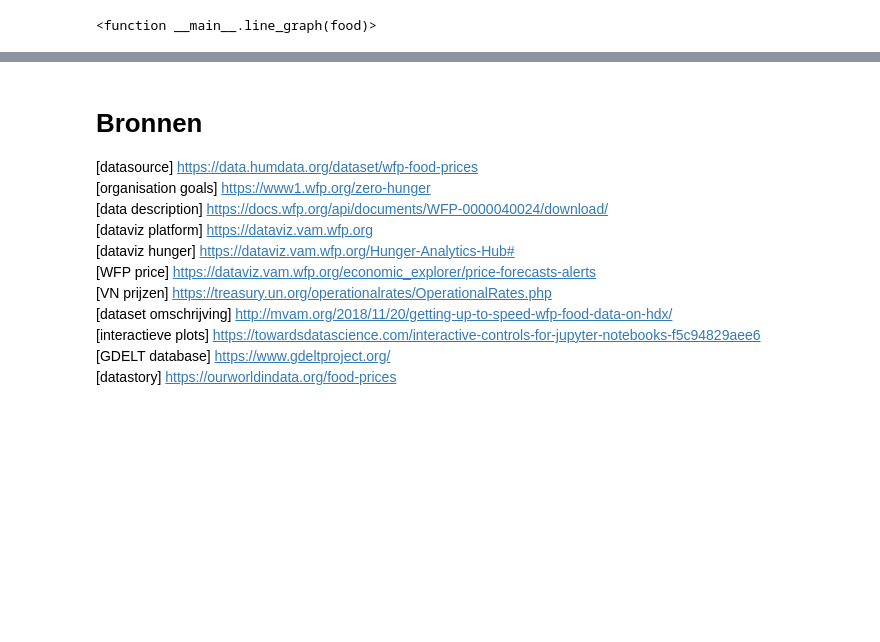
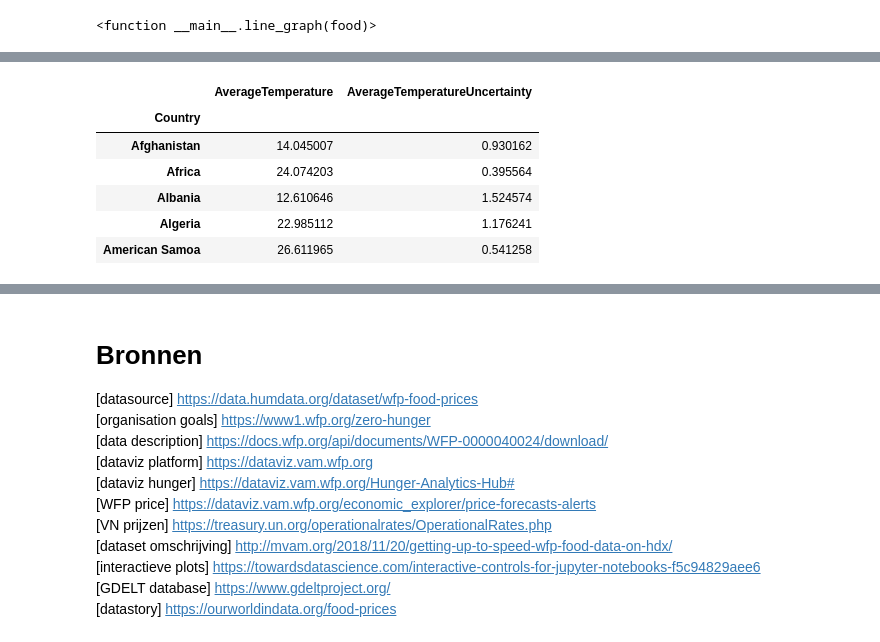
Before and after one commit to Zaturrby/infoviz-voedsel, a Jupyter notebook: foodprices.ipynb, the cells around one changed output, grey strips where cells are left out. Drawn from its saved outputs; the diff is of its cells as text; code cells hidden in the pictures; blank space fills up the shorter version.

```diff
--- a/foodprices.ipynb
+++ b/foodprices.ipynb
@@ -266,0 +268,11 @@ Conclusie: Volgens mij is er een betere manier om de data te normaliseren.
+# %%
+climate_df_avg = climate_df.groupby(by=["Country"]).mean()
+climate_df_avg.head()
+# %% [output]
+|  | AverageTemperature | AverageTemperatureUncertainty |
+| Country |  |  |
+| Afghanistan | 14.045007 | 0.930162 |
+| Africa | 24.074203 | 0.395564 |
+| Albania | 12.610646 | 1.524574 |
+| Algeria | 22.985112 | 1.176241 |
+| American Samoa | 26.611965 | 0.541258 |
```
Also changed, not shown: parts of 11 cells of this notebook.
